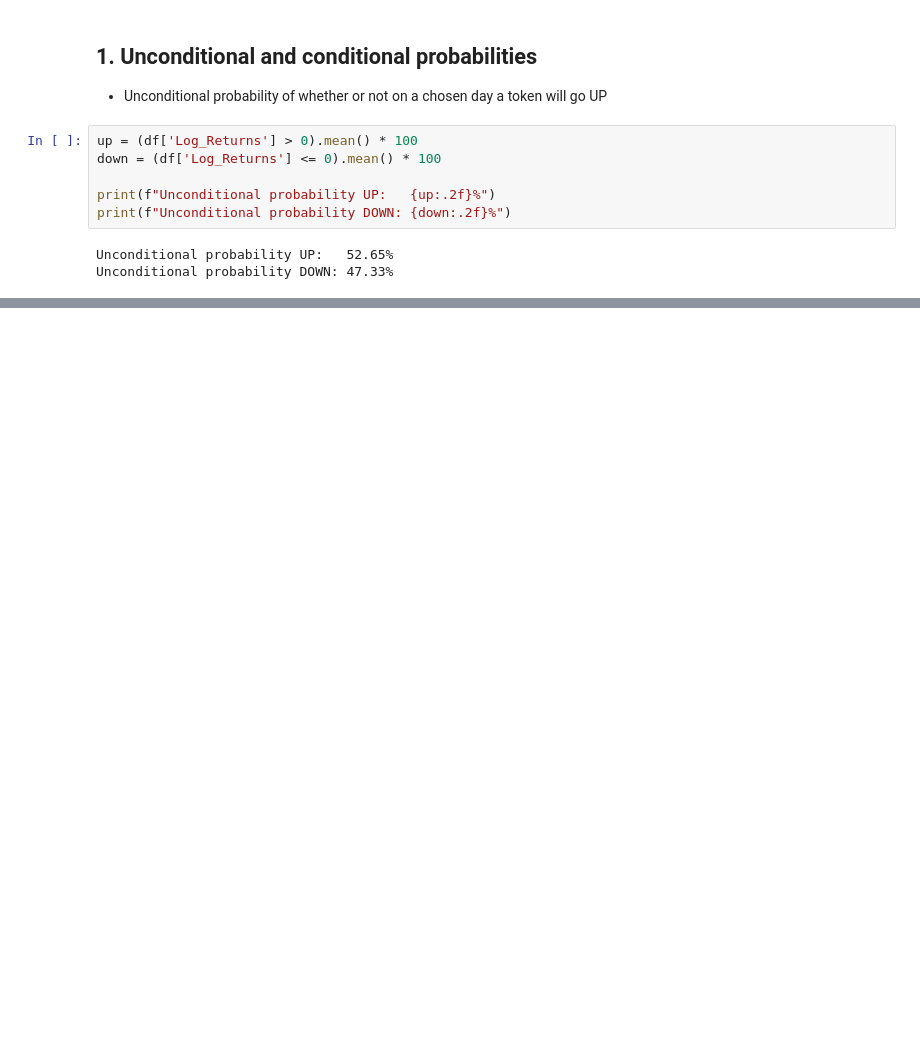
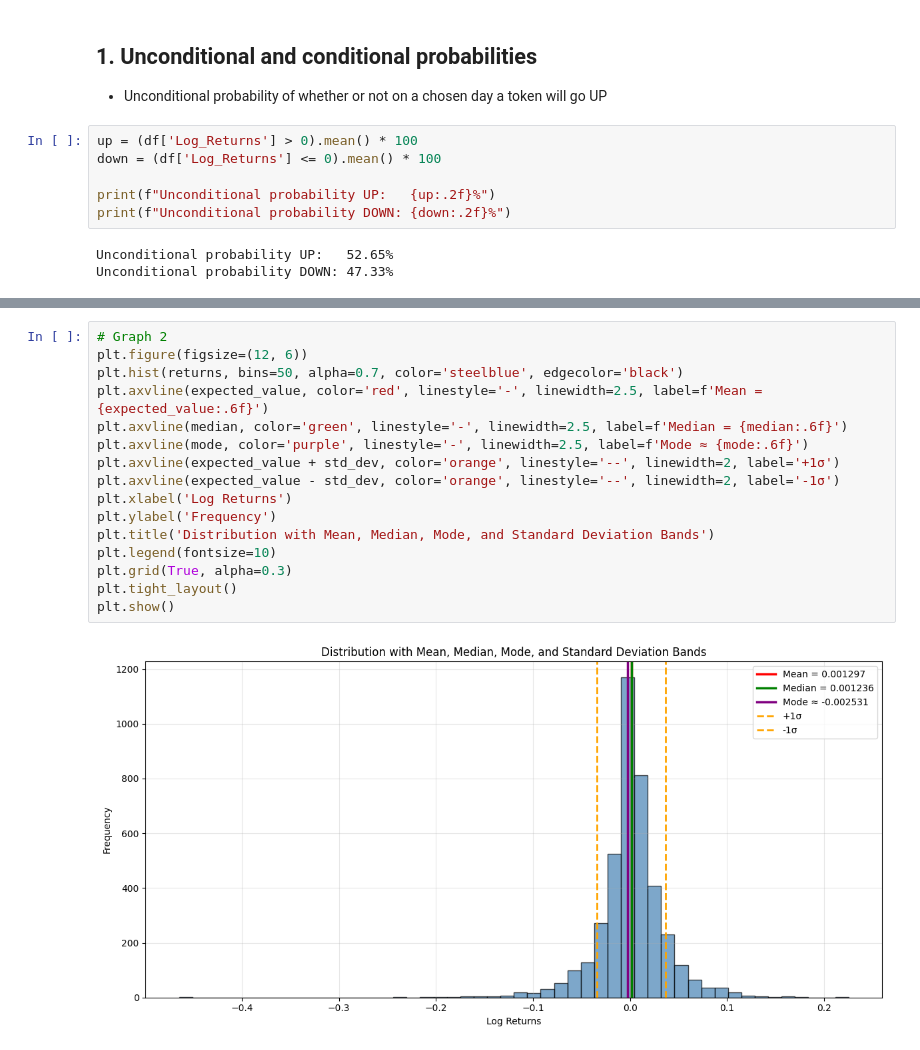
Before and after one commit to krvnsv/applied-statistics, a Jupyter notebook: Final.ipynb, the cells around one changed output, grey strips where cells are left out. Saved outputs shown, nothing was run; the diff lists cells and outputs as text; blank space fills up the shorter version.

```diff
--- a/Final.ipynb
+++ b/Final.ipynb
@@ -131,0 +223,18 @@ P(UP today | DOWN yesterday): 55.26%
+# %%
+# Graph 2
+plt.figure(figsize=(12, 6))
+plt.hist(returns, bins=50, alpha=0.7, color='steelblue', edgecolor='black')
+plt.axvline(expected_value, color='red', linestyle='-', linewidth=2.5, label=f'Mean = {expected_value:.6f}')
+plt.axvline(median, color='green', linestyle='-', linewidth=2.5, label=f'Median = {median:.6f}')
+plt.axvline(mode, color='purple', linestyle='-', linewidth=2.5, label=f'Mode ≈ {mode:.6f}')
+plt.axvline(expected_value + std_dev, color='orange', linestyle='--', linewidth=2, label='+1σ')
+plt.axvline(expected_value - std_dev, color='orange', linestyle='--', linewidth=2, label='-1σ')
+plt.xlabel('Log Returns')
+plt.ylabel('Frequency')
+plt.title('Distribution with Mean, Median, Mode, and Standard Deviation Bands')
+plt.legend(fontsize=10)
+plt.grid(True, alpha=0.3)
+plt.tight_layout()
+plt.show()
+# %% [output]
+[figure, added]
```
Also changed, not shown: parts of 17 cells of this notebook, 1 other file.
